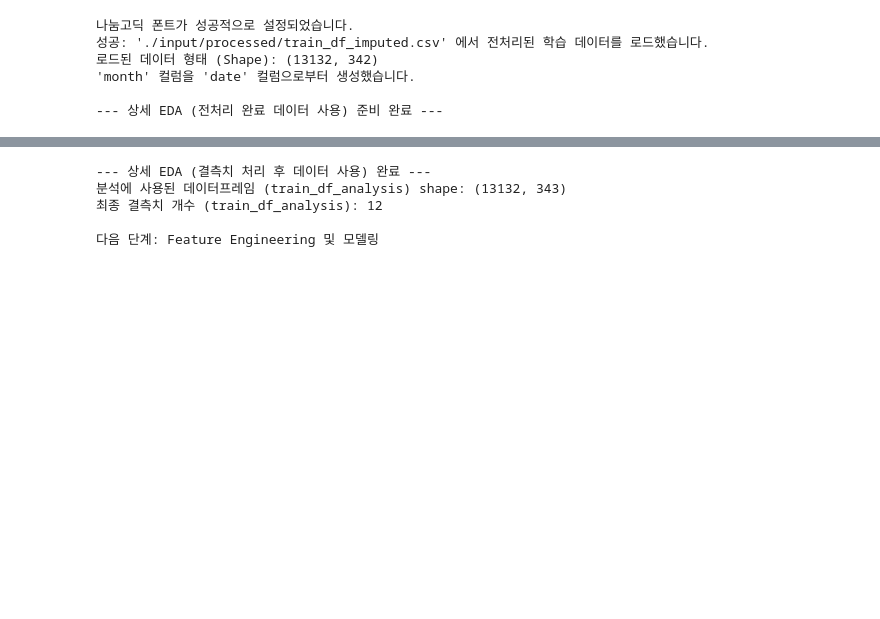
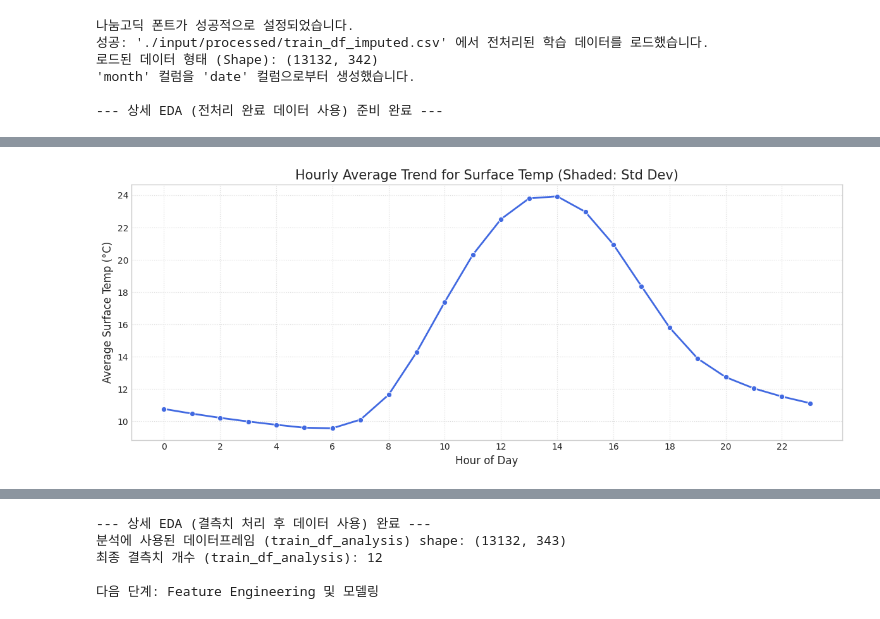
Before and after one commit to dohyeoplim/ST_ML2025-Kaggle_1, a Jupyter notebook: Detailed_EDA.ipynb, the cells around one changed output, grey strips where cells are left out. Cells and saved outputs as stored; diff of their text form; code cells hidden in the pictures; blank space fills up the shorter version.

```diff
--- a/Detailed_EDA.ipynb
+++ b/Detailed_EDA.ipynb
@@ -359,0 +288,91 @@ Passing `palette` without assigning `hue` is deprecated and will be removed in v
+# %%
+HOURLY_FEATURES_TO_ANALYZE = {
+    'surface_temp': 'surface_temp', 'dew_point': 'dew_point', 'humidity': 'humidity',
+    'wind_speed': 'wind_speed', 'cloud_cover': 'cloud_cover'
+}
+
+try:
+    plt.figure(figsize=(15, 0.7))
+    plt.figtext(0.5, 0.5, '3. Analysis of Key Hourly Meteorological Variables (Post-Imputation)',
+                ha='center', va='center', fontsize=18, weight='bold')
+    plt.show()
+except NameError as e:
+    print(f"Plotting library not imported. Please import matplotlib.pyplot as plt. Error: {e}")
+
+if isinstance(HOURLY_FEATURES_TO_ANALYZE, dict):
+    for base_feature_key, base_feature_name_for_unit in HOURLY_FEATURES_TO_ANALYZE.items():
+        try:
+            unit = get_unit(base_feature_name_for_unit)
+        except NameError:
+            print(f"Warning: get_unit() function is not defined. Units will be omitted for {base_feature_key}.")
+            unit = ""
+
+        hourly_cols = [f"{base_feature_key}_{h}" for h in range(24)]
+
+        try:
+            existing_hourly_cols = [col for col in hourly_cols if col in train_df_analysis.columns]
+        except NameError:
+            print(f"Error: train_df_analysis DataFrame is not defined. Skipping analysis for {base_feature_key}.")
+            continue
+
+        if not existing_hourly_cols:
+            print(f"\nHourly columns for '{base_feature_key}' not found in train_df_analysis. Skipping.")
+            continue
+
+        feature_title_name = base_feature_key.replace('_', ' ').title()
+        print(f"\n{'-'*15} Hourly Analysis for {feature_title_name} {unit} {'-'*15}")
+
+        hourly_means = train_df_analysis[existing_hourly_cols].mean(axis=0, skipna=True)
+        if hourly_means.isnull().all():
+            print(f"All hourly means for '{feature_title_name}' are NaN. Skipping line plot.")
+        else:
+            hourly_means.index = [int(col.split('_')[-1]) for col in hourly_means.index] # Ensure correct parsing of hour
+            hourly_means = hourly_means.sort_index()
+            try:
+                plt.figure(figsize=(12, 5))
+                sns.lineplot(x=hourly_means.index, y=hourly_means.values, marker='o', errorbar='sd', color='royalblue', lw=2)
+                plt.title(f'Hourly Average Trend for {feature_title_name} (Shaded: Std Dev)', fontsize=15)
+                plt.xlabel('Hour of Day', fontsize=12)
+                plt.ylabel(f'Average {feature_title_name} {unit}', fontsize=12)
+                plt.xticks(range(0, 24, 2), fontsize=10); plt.yticks(fontsize=10)
+                plt.grid(True, linestyle=':', alpha=0.7); plt.tight_layout(); plt.show()
+            except Exception as e:
+                print(f"Error plotting line plot for {feature_title_name}: {e}")
+
+        melted_df = train_df_analysis[existing_hourly_cols].copy()
+        if melted_df.isnull().all().all():
+            print(f"All hourly data for '{feature_title_name}' are NaN. Skipping box plot.")
+        else:
+            melted_df.columns = [int(col.split('_')[-1]) for col in melted_df.columns]
+            melted_df = melted_df.melt(var_name='hour', value_name=base_feature_key)
+            melted_df_no_nan_boxplot = melted_df.dropna(subset=[base_feature_key])
+
+            if not melted_df_no_nan_boxplot.empty:
+                try:
+                    plt.figure(figsize=(16, 6))
+
+                    consistent_flierprops = {
+                        'marker': 'o',
+                        'markersize': 6,
+                        'markerfacecolor': 'red',
+                        'markeredgecolor': 'darkred',
+                        'alpha': 0.5
+                    }
+                    plot_title = f'Hourly Distribution of {feature_title_name} (Outliers Highlighted)'
+
+                    sns.boxplot(x='hour', y=base_feature_key, data=melted_df_no_nan_boxplot, palette="coolwarm_r",
+                                flierprops=consistent_flierprops)
+
+                    plt.title(plot_title, fontsize=15)
+                    plt.xlabel('Hour of Day', fontsize=12)
+                    plt.ylabel(f'{feature_title_name} Value {unit}', fontsize=12)
+                    plt.xticks(range(0, 24, 1), fontsize=10); plt.yticks(fontsize=10)
+                    plt.grid(True, axis='y', linestyle=':', alpha=0.7); plt.tight_layout(); plt.show()
+                except Exception as e:
+                    print(f"Error plotting box plot for {feature_title_name}: {e}")
+
+            else:
+                print(f"Data for '{feature_title_name}' is empty after removing NaN. Cannot draw box plot.")
+else:
+    print("Warning: 'HOURLY_FEATURES_TO_ANALYZE' dictionary is not defined. Skipping hourly analysis.")
+# %% [output]
@@ -359,0 +410 @@ Passing `palette` without assigning `hue` is deprecated and will be removed in v
+[figure, added]
```
Also changed, not shown: parts of 8 cells of this notebook, 10 other files.
